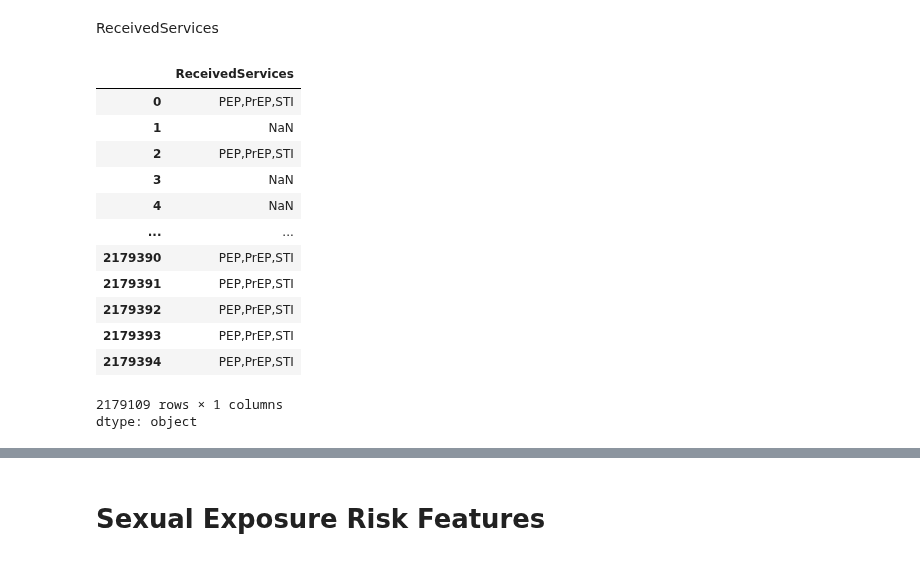
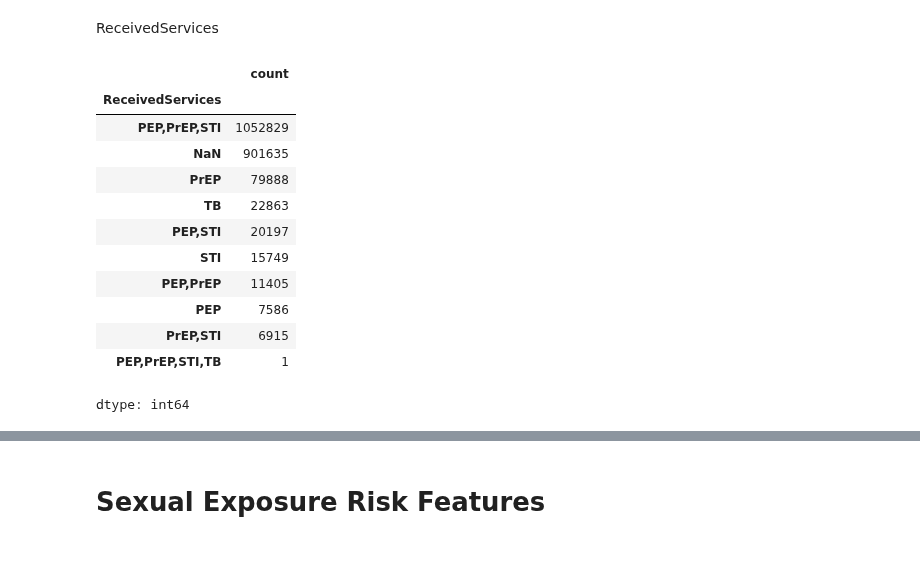
Before and after one commit to FridaOyucho/HTS-Model-, a Jupyter notebook: HTSModelDataPrep26082026.ipynb, the cells around one changed output, grey strips where cells are left out. Cells and saved outputs as stored; diff of their text form; code cells hidden in the pictures.

```diff
--- a/HTSModelDataPrep26082026.ipynb
+++ b/HTSModelDataPrep26082026.ipynb
@@ -1365,3 +1764,7 @@ tab['PositivityRate'] = (
 ) * 100 #There is a very low positivity rates amongst healthcare workers~ 2.24%
 # %% [markdown]
 # TB Risk Features
+# %%
+hts['TBStatus'].value_counts(dropna=False)
+hts['TBStatus'] = hts['TBStatus'].str.upper()
+hts['TBStatus'].value_counts(dropna=False)
@@ -1517,7 +1958,7 @@ ViolenceScreeningType
 # %%
 # Three values, create binaries for each
 
-hts['ViolenceScreeningType'] = hts['ViolenceScreeningType'].astype(str).str.upper()
+hts['ViolenceScreeningType'] = hts['ViolenceScreeningType'].str.upper()
 
 
 conditions_sexual = [
@@ -1525,7 +1966,7 @@ conditions_sexual = [
     hts['ExperiencedViolenceScreening'] == 'NO',
     ~hts['ViolenceScreeningType'].isin(['NULL', '', 'NAN'])
 ]
-choices_sexual = ['YES', 'NO', 'NO']
+choices_sexual = ['YES', 'NO', 'NAN']
 hts['GBVSexual'] = np.select(conditions_sexual, choices_sexual, default='NR')
 
 
@@ -1534,7 +1975,7 @@ conditions_physical = [
     hts['ExperiencedViolenceScreening'] == 'NO',
     ~hts['ViolenceScreeningType'].isin(['NULL', '', 'NAN'])
 ]
-choices_physical = ['YES', 'NO', 'NO']
+choices_physical = ['YES', 'NO', 'NAN']
 hts['GBVPhysical'] = np.select(conditions_physical, choices_physical, default='NR')
 
 
@@ -1543,7 +1984,7 @@ conditions_emotional = [
     hts['ExperiencedViolenceScreening'] == 'NO',
     ~hts['ViolenceScreeningType'].isin(['NULL', '', 'NAN'])
 ]
-choices_emotional = ['YES', 'NO', 'NO']
+choices_emotional = ['YES', 'NO', 'NAN']
 hts['GBVEmotional'] = np.select(conditions_emotional, choices_emotional, default='NR')
 # %%
 crosstab_Emotional_status = pd.crosstab(hts['ExperiencedViolenceScreening'], hts['GBVEmotional'], dropna=False) # 8127 experienced VS but not GBVEmotional
@@ -1600,19 +2104,6 @@ PatientDisabled
 # %%
 # PatientDisabled
-hts['PatientDisabled'] = hts['PatientDisabled'].astype(str).str.upper()
-
-conditions = [
-    hts['PatientDisabled'].str.contains('NO', na=False),
-    hts['PatientDisabled'].str.contains('YES', na=False)
-]
-
-choices = [
-    "YES",
-    "NO"
-]
-
-hts['PatientDisabled'] = np.select(conditions, choices, default=hts['PatientDisabled'])
-#display(hts['PatientDisabled'].value_counts(dropna=False))
+hts['PatientDisabled'] = hts['PatientDisabled'].str.upper()
 
 cross_tab_patient_disabled_population_type = pd.crosstab(hts['PatientDisabled'], hts['PopulationType']) #64376 are GP, 43141 are KP and 9817 are Priority
 # %%
@@ -1634,16 +2161,19 @@ CurrentlyOnPrep
 # %%
 #Currently on PrEP
-hts['CurrentlyOnPrep'] = hts['CurrentlyOnPrep'].astype(str).str.upper()
+hts['CurrentlyOnPrep'] = hts['CurrentlyOnPrep'].str.upper()
 conditions = [
-    hts['Age'] <= 9,
-    hts['CurrentlyOnPrep'].str.contains('YES', na=False),
-    hts['CurrentlyOnPrep'].str.contains('NO', na=False)
+    hts['CurrentlyOnPrep'].eq(  'DECLINED TO ANSWER'),
+    hts['Age'] <15 & hts['CurrentlyOnPrep'].notna() ,
+    hts['CurrentlyOnPrep'].eq('YES'),
+    hts['CurrentlyOnPrep'].eq('NO')
 ]
 choices = [
+    'DECLINED',
     'NR',
     'YES',
     'NO'
 ]
-hts['CurrentlyOnPrep'] = np.select(conditions, choices, default='nan')
-#display(hts['CurrentlyOnPrEP'].value_counts(dropna=False))
+hts['CurrentlyOnPrep'] = np.select(conditions, choices, default='None')
+hts['CurrentlyOnPrep'] = hts['CurrentlyOnPrep'].replace({'None': np.nan})
+
 prep_by_sex = hts.groupby('Sex')['CurrentlyOnPrep'].value_counts(normalize=True).unstack(fill_value=0)
@@ -1670,19 +2210,18 @@ display(tab) #~ 2% positivity rate amongst those not currently on PrEP
 ReceivedServices
 # %%
 # Received Services - prep, pep, tb, sti
-display(hts['ReceivedServices'])
+hts['ReceivedServices'].value_counts(dropna=False)
 # %% [output]
-|  | ReceivedServices |
-| 0 | PEP,PrEP,STI |
-| 1 | NaN |
-| 2 | PEP,PrEP,STI |
-| 3 | NaN |
-| 4 | NaN |
-| ... | ... |
-| 2179390 | PEP,PrEP,STI |
-| 2179391 | PEP,PrEP,STI |
-| 2179392 | PEP,PrEP,STI |
-| 2179393 | PEP,PrEP,STI |
-| 2179394 | PEP,PrEP,STI |
+|  | count |
+| ReceivedServices |  |
+| PEP,PrEP,STI | 1052829 |
+| NaN | 901635 |
+| PrEP | 79888 |
+| TB | 22863 |
+| PEP,STI | 20197 |
+| STI | 15749 |
+| PEP,PrEP | 11405 |
+| PEP | 7586 |
+| PrEP,STI | 6915 |
+| PEP,PrEP,STI,TB | 1 |
-2179109 rows × 1 columns
-dtype: object
+dtype: int64
```
Also changed, not shown: parts of 139 cells of this notebook.
